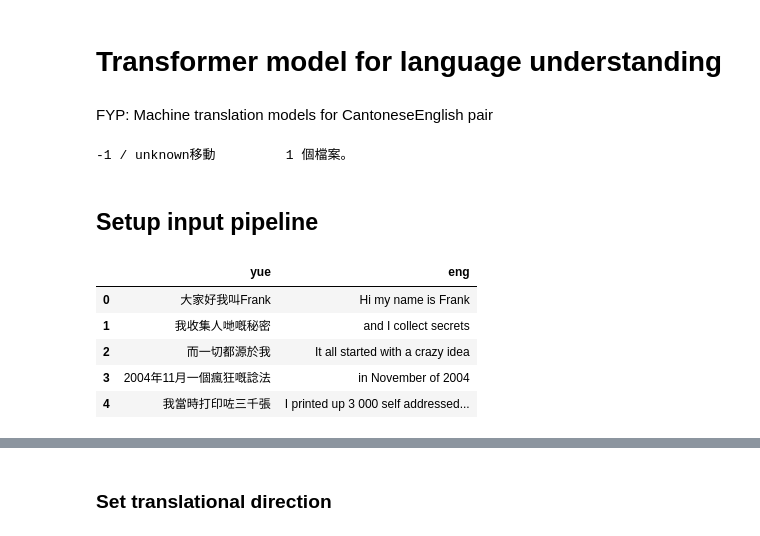
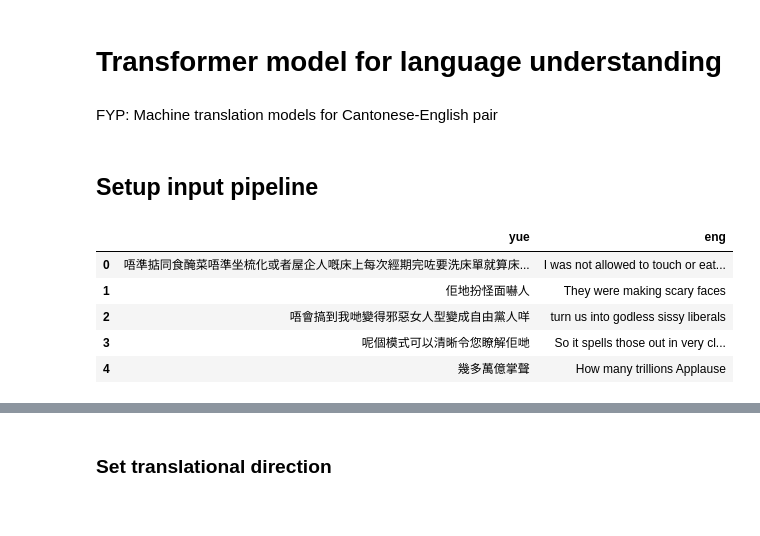
Before and after one commit to hey0wing/Machine-Translation-models-for-Cantonese-English-pair, a Jupyter notebook: Transformer_Char.ipynb, the cells around one changed output, grey strips where cells are left out. Drawn from its saved outputs; the diff is of its cells as text; code cells hidden in the pictures.

```diff
--- a/Transformer_Char.ipynb
+++ b/Transformer_Char.ipynb
@@ -1,7 +1,7 @@
 # %% [markdown]
 # Transformer model for language understanding
 # %% [markdown]
-FYP: Machine translation models for Cantonese­English pair
+FYP: Machine translation models for Cantonese-English pair
 # %%
 !pip install -q tfds-nightly
 
@@ -9,20 +9,9 @@ FYP: Machine translation models for Cantonese­English pair
 # transformer.ipynb fails with the following error:
 # https://stackoverflow.com/questions/62953704/valueerror-the-number-of-fixedlocator-locations-5-usually-from-a-call-to-set
 !pip install -q matplotlib==3.2.2
-# Chinese font in matplotlib
-from matplotlib.font_manager import FontProperties
 !pip install -q wget
-import wget
-# !wget -qO taipei_sans_tc_beta.ttf https://drive.google.com/uc?id=1eGAsTN1HBpJAkeVM57_C7ccp7hbgSz3_&export=download
-# !mv taipei_sans_tc_beta.ttf /usr/local/lib/python3.6/dist-packages/matplotlib//mpl-data/fonts/ttf
-# chinese = FontProperties(fname=r'/usr/local/lib/python3.6/dist-packages/matplotlib/mpl-data/fonts/ttf/taipei_sans_tc_beta.ttf')
-wget.download('https://drive.google.com/uc?id=1eGAsTN1HBpJAkeVM57_C7ccp7hbgSz3_&export=download', 'taipei_sans_tc_beta.ttf')
-!move taipei_sans_tc_beta.ttf c:\users\hey0\anaconda3\lib\site-packages/matplotlib//mpl-data/fonts/ttf
-chinese = FontProperties(fname=r'c:\users\hey0\anaconda3\lib\site-packages/matplotlib//mpl-data/fonts/ttf/taipei_sans_tc_beta.ttf')
 
 !pip install -q tensorflow
-# %% [output]
--1 / unknown移動         1 個檔案。
 # %%
 import tensorflow_datasets as tfds
 import tensorflow as tf
@@ -36,28 +25,32 @@ import matplotlib.pyplot as plt
 # %%
 import pandas as pd
 import glob
 import os
 
-all_csv = glob.glob(os.getcwd() + "/Preprocessed_Corpus.csv")
+all_csv = glob.glob(os.getcwd() + "/train.csv")
+
+df_test = pd.read_csv(os.getcwd() + "/test.csv", sep='\t', encoding='utf-8')
 
 df_from_each_file = (pd.read_csv(f, sep='\t', encoding='utf-8') for f in all_csv)
 df = pd.concat(df_from_each_file)
 
 # Check for null
 df[df['yue'].isnull()]
 df = df.dropna()
+df_test = df_test.dropna()
 
 YueChar = True
 # Delete spaces between n-gram in Cantonese
 # Perform Character based tokenization in Cantonese
 if YueChar:
     df['yue'] = df['yue'].str.replace(r' ', '')
+    df_test['yue'] = df_test['yue'].str.replace(r' ', '')
 
 df.head()
 # %% [output]
 |  | yue | eng |
-| 0 | 大家好我叫Frank | Hi my name is Frank |
-| 1 | 我收集人哋嘅秘密 | and I collect secrets |
-| 2 | 而一切都源於我 | It all started with a crazy idea |
-| 3 | 2004年11月一個瘋狂嘅諗法 | in November of 2004 |
-| 4 | 我當時打印咗三千張 | I printed up 3 000 self addressed... |
+| 0 | 唔準掂同食醃菜唔準坐梳化或者屋企人嘅床上每次經期完咗要洗床單就算床... | I was not allowed to touch or eat... |
+| 1 | 佢地扮怪面嚇人 | They were making scary faces |
+| 2 | 唔會搞到我哋變得邪惡女人型變成自由黨人咩 | turn us into godless sissy liberals |
+| 3 | 呢個模式可以清晰令您瞭解佢哋 | So it spells those out in very cl... |
+| 4 | 幾多萬億掌聲 | How many trillions Applause |
```
Also changed, not shown: parts of 43 cells of this notebook, 7 other files.
